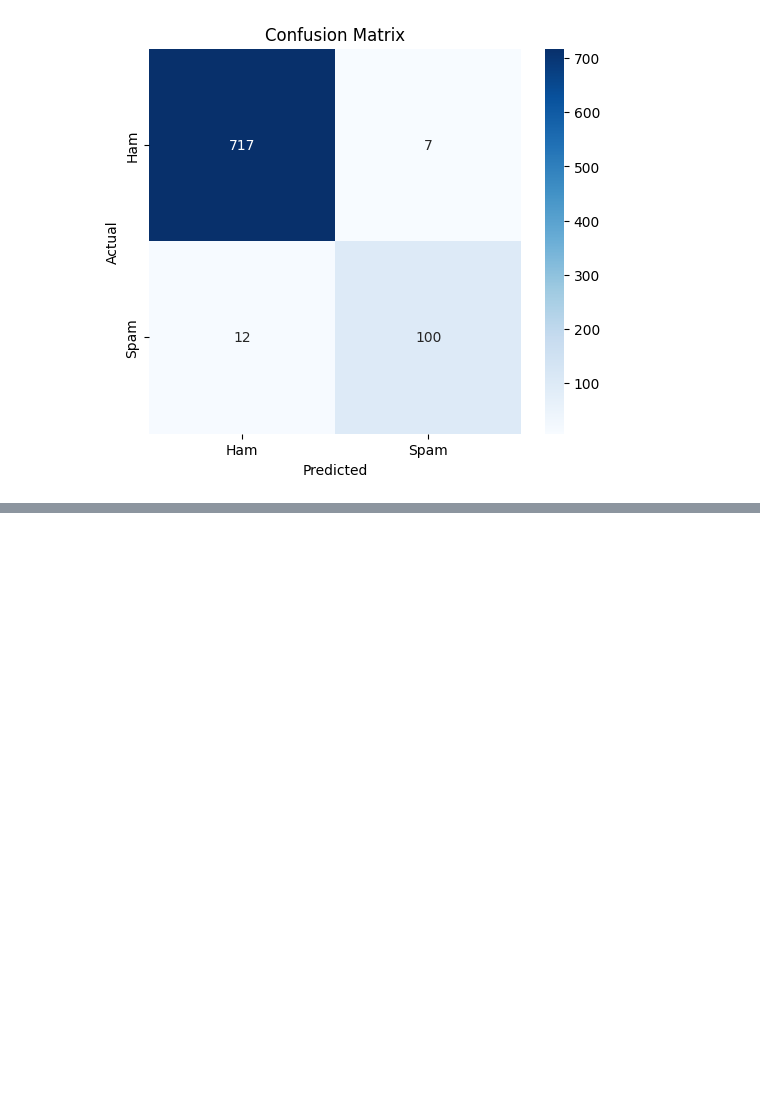
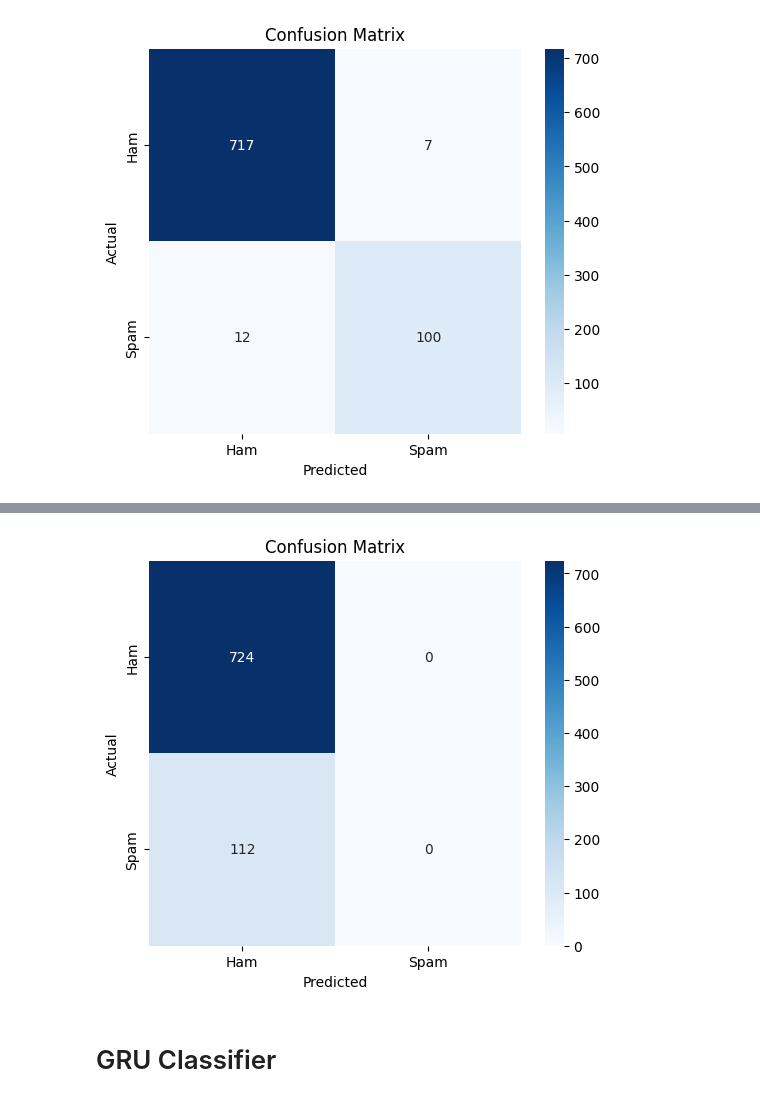
Before and after one commit to Hamza-Ali0237/PyTorch-Projects, a Jupyter notebook: Beginner/PyTorch-Spam-Detection.ipynb, the cells around one changed output, grey strips where cells are left out. Drawn from its saved outputs; the diff is of its cells as text; code cells hidden in the pictures; blank space fills up the shorter version.

```diff
--- a/Beginner/PyTorch-Spam-Detection.ipynb
+++ b/Beginner/PyTorch-Spam-Detection.ipynb
@@ -399,0 +511,16 @@ plt.show()
+# %%
+conf_mat = test_results["conf_mat"].cpu().numpy()
+
+plt.figure(figsize=(6,5))
+sns.heatmap(conf_mat, annot=True, fmt="d", cmap="Blues",
+            xticklabels=["Ham","Spam"],
+            yticklabels=["Ham","Spam"])
+
+plt.xlabel("Predicted")
+plt.ylabel("Actual")
+plt.title("Confusion Matrix")
+plt.show()
+# %% [output]
+[figure, added]
+# %% [markdown]
+# GRU Classifier
```
Also changed, not shown: parts of 10 cells of this notebook.
